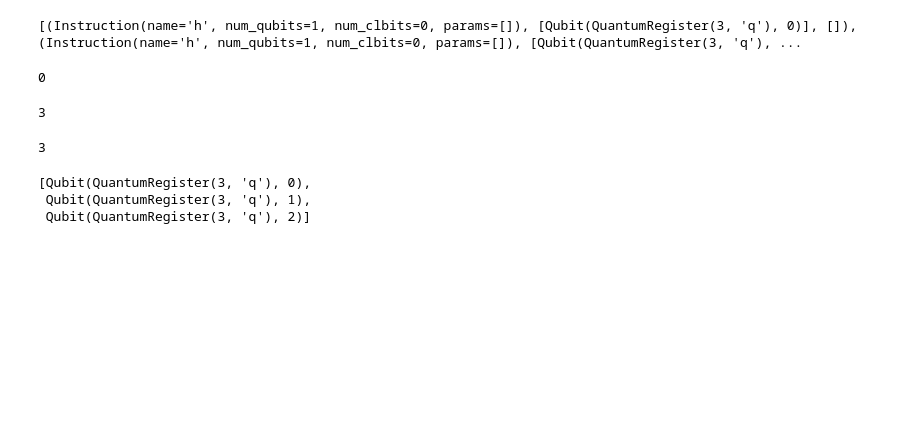
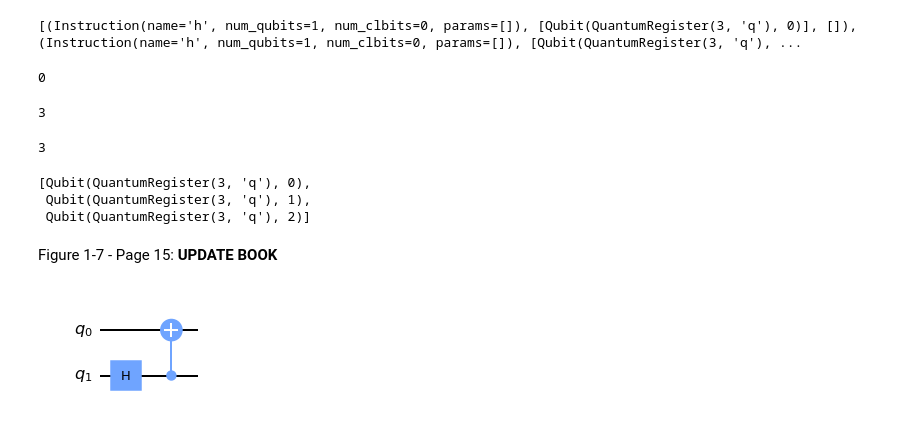
Before and after one commit to qiskit-community/qiskit-pocket-guide, a Jupyter notebook: chapter01_Quantum_Circuits_and_Operations/chapter01-1_Constructing_Quantum_Circuits.ipynb, the cells around one changed output. Cells and saved outputs as stored; diff of their text form; code cells hidden in the pictures; blank space fills up the shorter version.

```diff
--- a/chapter01_Quantum_Circuits_and_Operations/chapter01-1_Constructing_Quantum_Circuits.ipynb
+++ b/chapter01_Quantum_Circuits_and_Operations/chapter01-1_Constructing_Quantum_Circuits.ipynb
@@ -191,3 +191,15 @@ qc.qubits
 [Qubit(QuantumRegister(3, 'q'), 0),
  Qubit(QuantumRegister(3, 'q'), 1),
  Qubit(QuantumRegister(3, 'q'), 2)]
+# %% [markdown]
+Figure 1-7 - Page 15: **UPDATE BOOK**
+# %%
+from qiskit.circuit.library import CXGate
+
+qc = QuantumCircuit(2)
+qc.h(1)
+cx_gate = CXGate()
+qc.append(cx_gate, [1,0])
+qc.draw()
+# %% [output]
+[figure, added]
```
Also changed, not shown: parts of 24 cells of this notebook.
